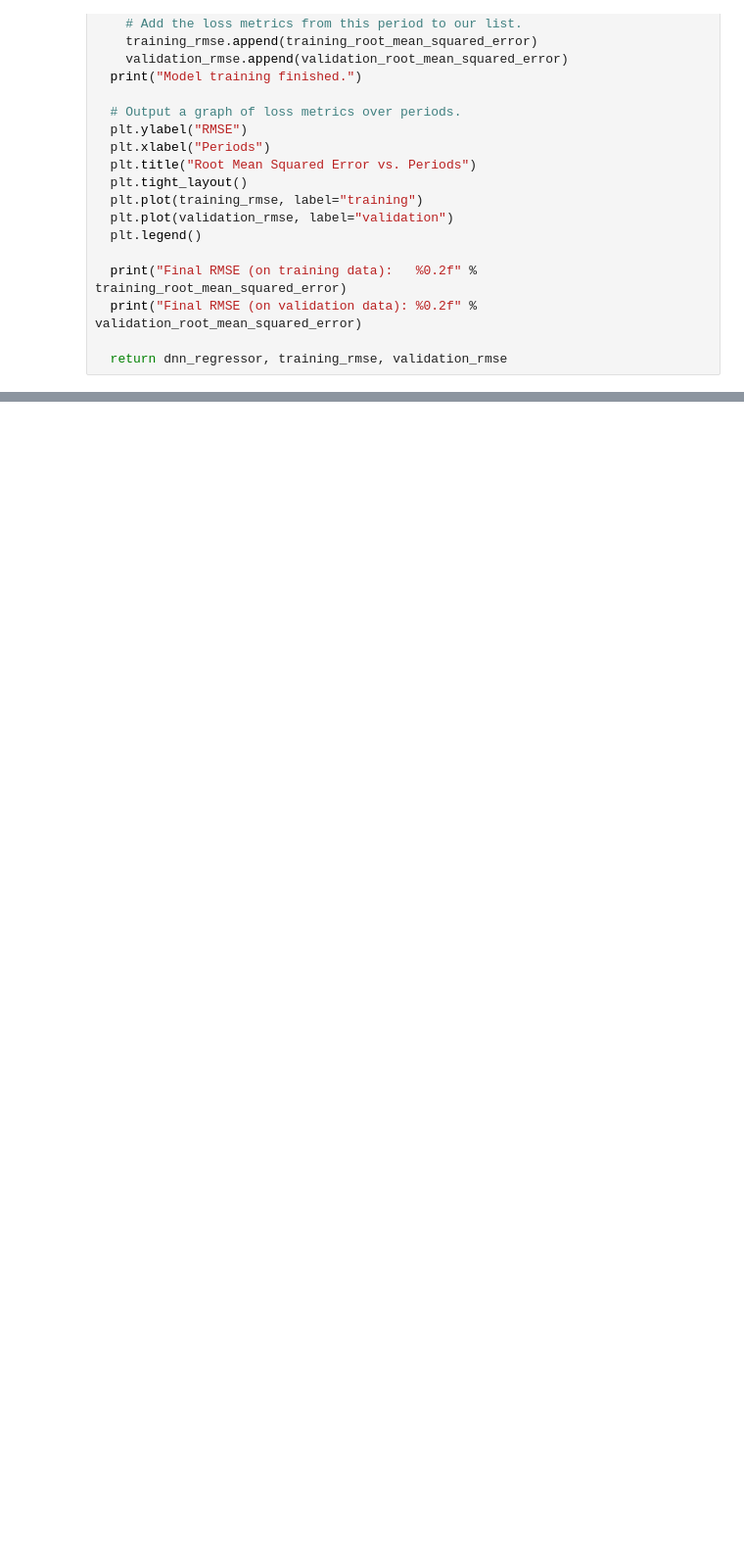
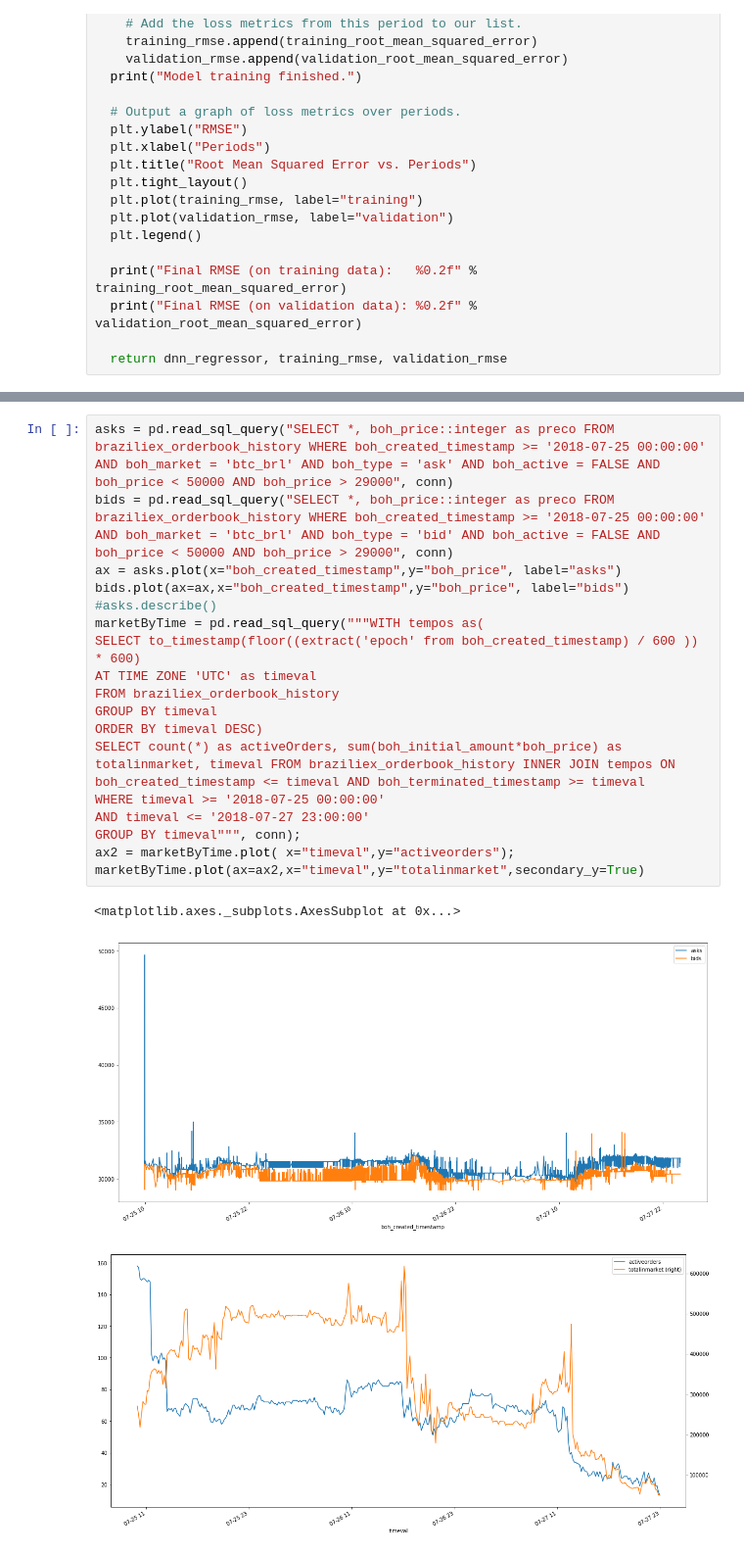
Before and after one commit to fabio-stein/GBot, a Jupyter notebook: notebook/analyser.ipynb, the cells around one changed output, grey strips where cells are left out. Shown at 98% size. Drawn from its saved outputs; the diff is of its cells as text; blank space fills up the shorter version.

```diff
--- a/notebook/analyser.ipynb
+++ b/notebook/analyser.ipynb
@@ -236,0 +245,22 @@ predictions[0]
+# %%
+asks = pd.read_sql_query("SELECT *, boh_price::integer as preco FROM braziliex_orderbook_history WHERE boh_created_timestamp >= '2018-07-25 00:00:00' AND boh_market = 'btc_brl' AND boh_type = 'ask' AND boh_active = FALSE AND boh_price < 50000 AND boh_price > 29000", conn)
+bids = pd.read_sql_query("SELECT *, boh_price::integer as preco FROM braziliex_orderbook_history WHERE boh_created_timestamp >= '2018-07-25 00:00:00' AND boh_market = 'btc_brl' AND boh_type = 'bid' AND boh_active = FALSE AND boh_price < 50000 AND boh_price > 29000", conn)
+ax = asks.plot(x="boh_created_timestamp",y="boh_price", label="asks")
+bids.plot(ax=ax,x="boh_created_timestamp",y="boh_price", label="bids")
+#asks.describe()
+marketByTime = pd.read_sql_query("""WITH tempos as(
+SELECT to_timestamp(floor((extract('epoch' from boh_created_timestamp) / 600 )) * 600)
+AT TIME ZONE 'UTC' as timeval
+FROM braziliex_orderbook_history
+GROUP BY timeval
+ORDER BY timeval DESC)
+SELECT count(*) as activeOrders, sum(boh_initial_amount*boh_price) as totalinmarket, timeval FROM braziliex_orderbook_history INNER JOIN tempos ON boh_created_timestamp <= timeval AND boh_terminated_timestamp >= timeval
+WHERE timeval >= '2018-07-25 00:00:00'
+AND timeval <= '2018-07-27 23:00:00'
+GROUP BY timeval""", conn);
+ax2 = marketByTime.plot( x="timeval",y="activeorders");
+marketByTime.plot(ax=ax2,x="timeval",y="totalinmarket",secondary_y=True)
+# %% [output]
+<matplotlib.axes._subplots.AxesSubplot at 0x...>
+[figure, added]
+[figure, added]
```
Also changed, not shown: parts of 5 cells of this notebook.
